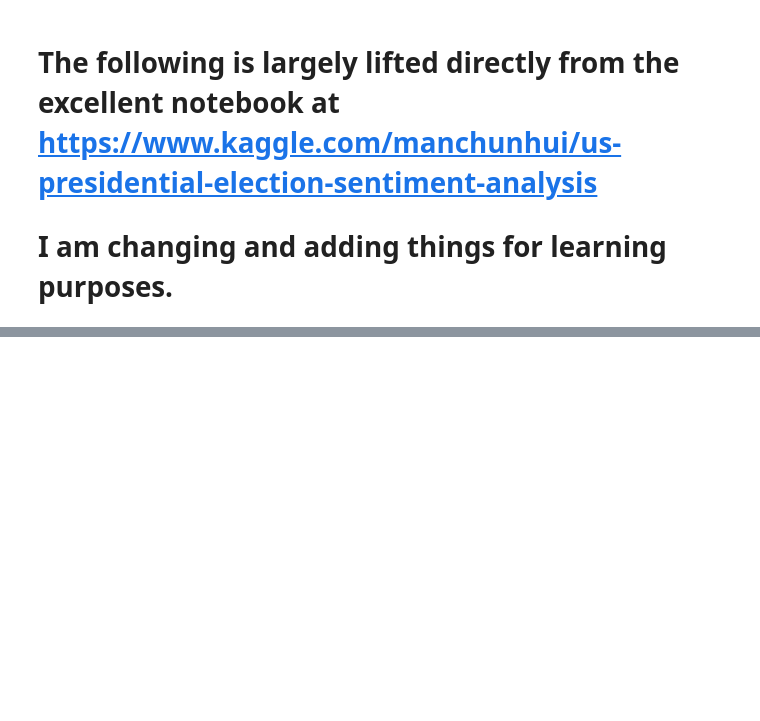
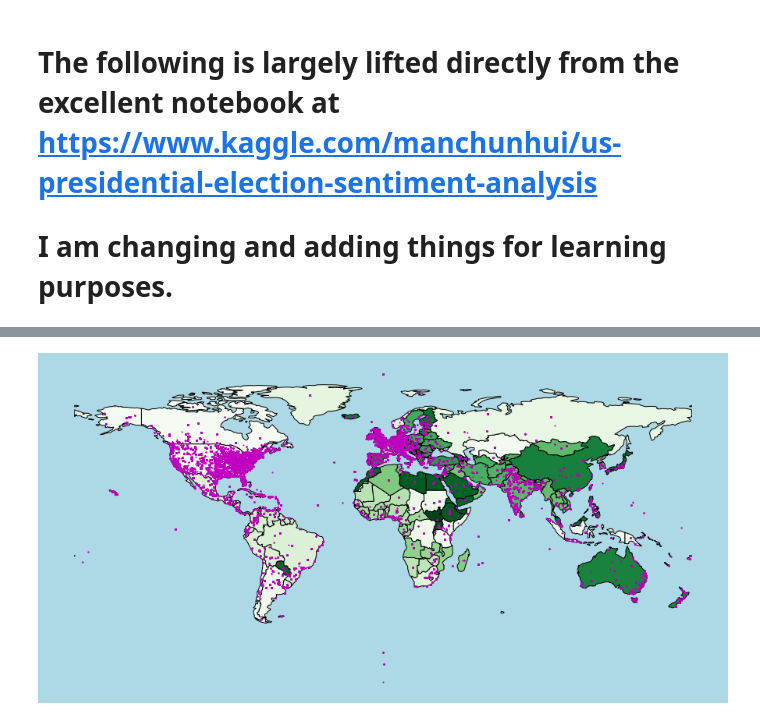
Before and after one commit to jAndrewtomich/2020-US-Elections, a Jupyter notebook: 2020_presidential_votes.ipynb, the cells around one changed output, grey strips where cells are left out. Drawn from its saved outputs; the diff is of its cells as text; code cells hidden in the pictures; blank space fills up the shorter version.

```diff
--- a/2020_presidential_votes.ipynb
+++ b/2020_presidential_votes.ipynb
@@ -205,0 +224,18 @@ plt.show()
+# %%
+world=gpd.read_file(gpd.datasets.get_path('naturalearth_lowres'))
+from shapely.geometry import Point, Polygon
+crs = {'init': 'EPSG:4326'}
+
+tmp=pd.concat([tweets_biden_df[['lat','long']].copy(),tweets_trump_df[['lat','long']].copy()])
+tmp=tmp.dropna()
+geometry = [Point(xy) for xy in zip(tmp['long'],tmp['lat'])]
+geo_df=gpd.GeoDataFrame(tmp, crs=crs, geometry = geometry)
+# %%
+fig, ax = plt.subplots(1,figsize=(16,8), facecolor='lightblue')
+world = world[world.name != "Antarctica"]
+world.plot(ax=ax, cmap='Greens', edgecolors='black')
+geo_df.plot(ax=ax, markersize=1, color='m', marker='o')
+ax.axis('off')
+plt.show()
+# %% [output]
+[figure, added]
```
Also changed, not shown: parts of 6 cells of this notebook.
